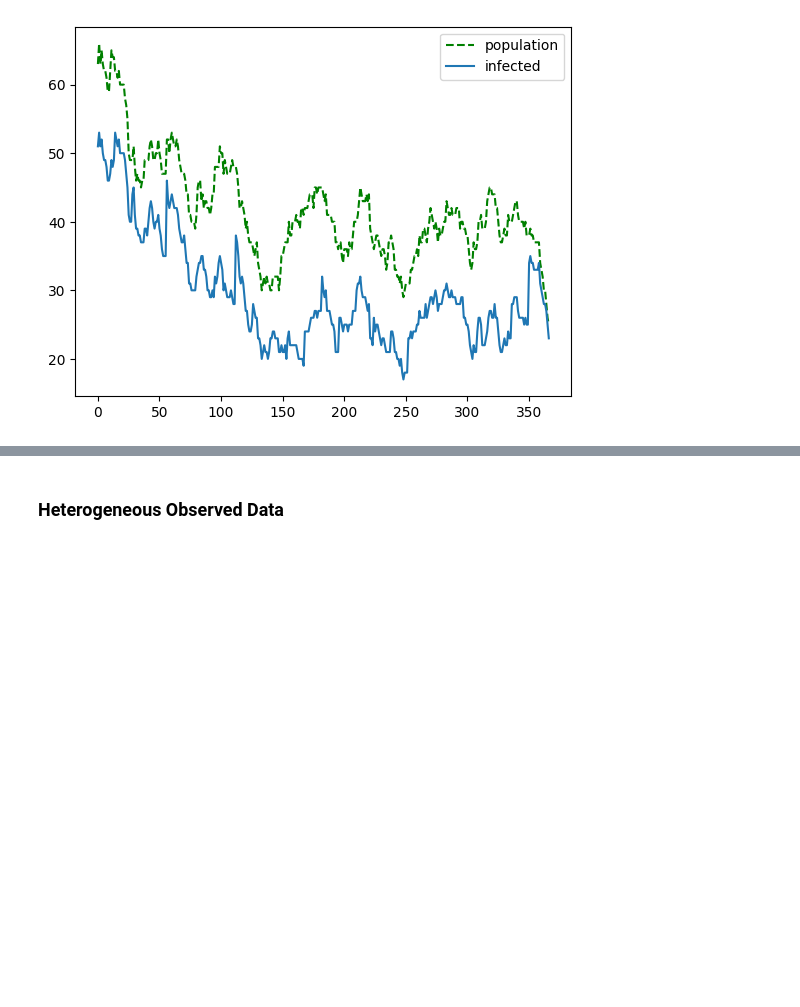
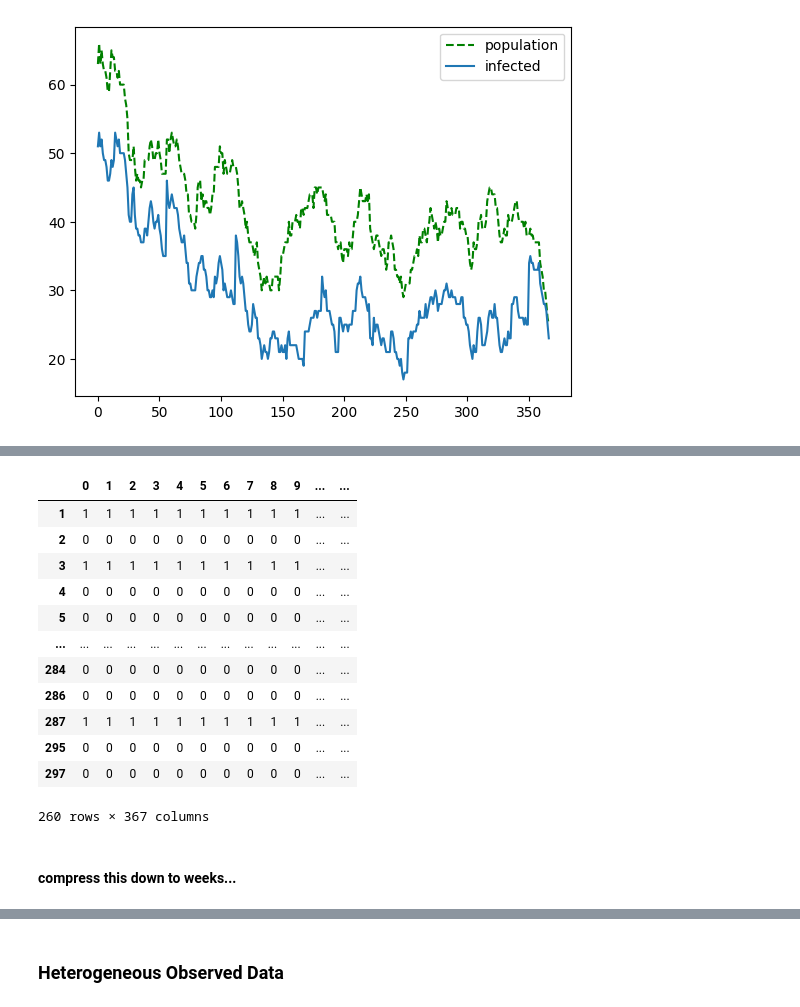
Before and after one commit to epibayes/np-epid, a Jupyter notebook: notebooks/crkp_preprocess.ipynb, the cells around one changed output, grey strips where cells are left out. Cells and saved outputs as stored; diff of their text form; code cells hidden in the pictures; blank space fills up the shorter version.

```diff
--- a/notebooks/crkp_preprocess.ipynb
+++ b/notebooks/crkp_preprocess.ipynb
@@ -72,0 +80,18 @@ plt.show()
+# %%
+ftrace
+# %% [output]
+|  | 0 | 1 | 2 | 3 | 4 | 5 | 6 | 7 | 8 | 9 | ... | ... |
+| 1 | 1 | 1 | 1 | 1 | 1 | 1 | 1 | 1 | 1 | 1 | ... | ... |
+| 2 | 0 | 0 | 0 | 0 | 0 | 0 | 0 | 0 | 0 | 0 | ... | ... |
+| 3 | 1 | 1 | 1 | 1 | 1 | 1 | 1 | 1 | 1 | 1 | ... | ... |
+| 4 | 0 | 0 | 0 | 0 | 0 | 0 | 0 | 0 | 0 | 0 | ... | ... |
+| 5 | 0 | 0 | 0 | 0 | 0 | 0 | 0 | 0 | 0 | 0 | ... | ... |
+| ... | ... | ... | ... | ... | ... | ... | ... | ... | ... | ... | ... | ... |
+| 284 | 0 | 0 | 0 | 0 | 0 | 0 | 0 | 0 | 0 | 0 | ... | ... |
+| 286 | 0 | 0 | 0 | 0 | 0 | 0 | 0 | 0 | 0 | 0 | ... | ... |
+| 287 | 1 | 1 | 1 | 1 | 1 | 1 | 1 | 1 | 1 | 1 | ... | ... |
+| 295 | 0 | 0 | 0 | 0 | 0 | 0 | 0 | 0 | 0 | 0 | ... | ... |
+| 297 | 0 | 0 | 0 | 0 | 0 | 0 | 0 | 0 | 0 | 0 | ... | ... |
+260 rows × 367 columns
+# %% [markdown]
+#### compress this down to weeks...
```
Also changed, not shown: parts of 3 cells of this notebook, 5 other files.
